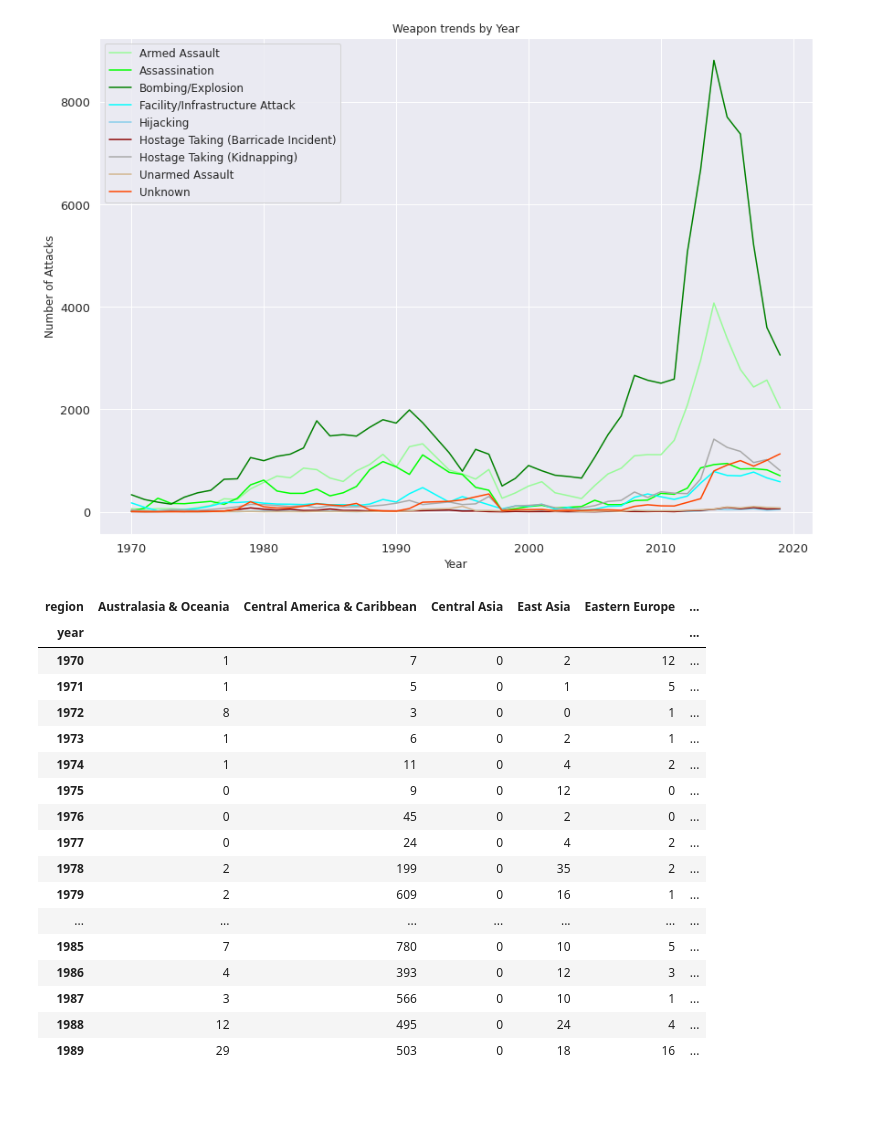
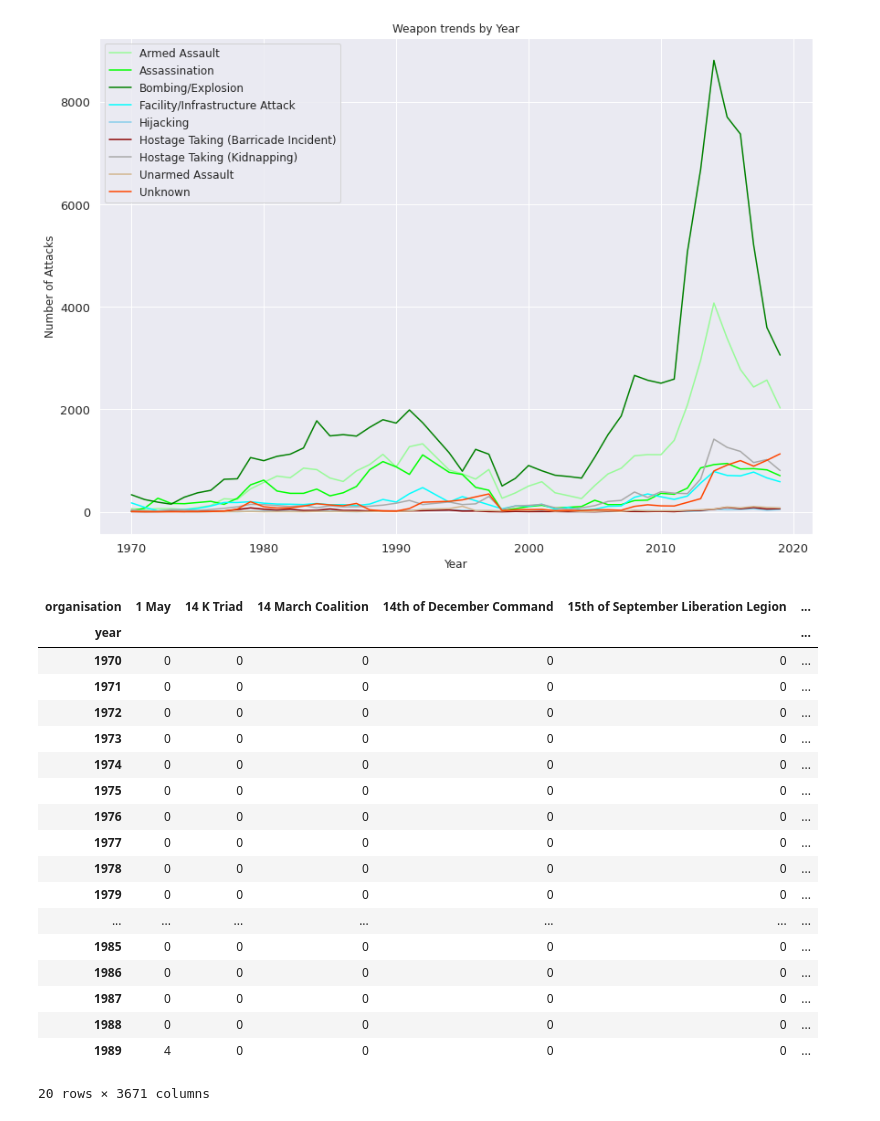
Before and after one commit to SamarpanDas/Global-Terrorism-Analysis, a Jupyter notebook: project/3. Analysis and Visualisations/data_analysis.ipynb, the cells around one changed output. Drawn from its saved outputs; the diff is of its cells as text; code cells hidden in the pictures.

```diff
--- a/project/3. Analysis and Visualisations/data_analysis.ipynb
+++ b/project/3. Analysis and Visualisations/data_analysis.ipynb
@@ -216,30 +279,26 @@ Text(0.5, 1.0, 'Weapon trends by Year')
 <Figure size 1152x720 with 0 Axes>
 [figure]
 # %%
-'''
-attacktype_year = pd.crosstab(terror_df.year, terror_df.attacktype)
+organisation_year = pd.crosstab(terror_df.year, terror_df.organisation)
 
-attacktype_year.head(20)
-'''
-region_year = pd.crosstab(terror_df.year, terror_df.region)
-
-region_year.head(20)
+organisation_year.head(20)
 # %% [output]
-| region | Australasia & Oceania | Central America & Caribbean | Central Asia | East Asia | Eastern Europe | ... |
+| organisation | 1 May | 14 K Triad | 14 March Coalition | 14th of December Command | 15th of September Liberation Legion | ... |
 | year |  |  |  |  |  | ... |
-| 1970 | 1 | 7 | 0 | 2 | 12 | ... |
-| 1971 | 1 | 5 | 0 | 1 | 5 | ... |
-| 1972 | 8 | 3 | 0 | 0 | 1 | ... |
-| 1973 | 1 | 6 | 0 | 2 | 1 | ... |
-| 1974 | 1 | 11 | 0 | 4 | 2 | ... |
-| 1975 | 0 | 9 | 0 | 12 | 0 | ... |
-| 1976 | 0 | 45 | 0 | 2 | 0 | ... |
-| 1977 | 0 | 24 | 0 | 4 | 2 | ... |
-| 1978 | 2 | 199 | 0 | 35 | 2 | ... |
-| 1979 | 2 | 609 | 0 | 16 | 1 | ... |
+| 1970 | 0 | 0 | 0 | 0 | 0 | ... |
+| 1971 | 0 | 0 | 0 | 0 | 0 | ... |
+| 1972 | 0 | 0 | 0 | 0 | 0 | ... |
+| 1973 | 0 | 0 | 0 | 0 | 0 | ... |
+| 1974 | 0 | 0 | 0 | 0 | 0 | ... |
+| 1975 | 0 | 0 | 0 | 0 | 0 | ... |
+| 1976 | 0 | 0 | 0 | 0 | 0 | ... |
+| 1977 | 0 | 0 | 0 | 0 | 0 | ... |
+| 1978 | 0 | 0 | 0 | 0 | 0 | ... |
+| 1979 | 0 | 0 | 0 | 0 | 0 | ... |
 | ... | ... | ... | ... | ... | ... | ... |
-| 1985 | 7 | 780 | 0 | 10 | 5 | ... |
-| 1986 | 4 | 393 | 0 | 12 | 3 | ... |
-| 1987 | 3 | 566 | 0 | 10 | 1 | ... |
-| 1988 | 12 | 495 | 0 | 24 | 4 | ... |
-| 1989 | 29 | 503 | 0 | 18 | 16 | ... |
+| 1985 | 0 | 0 | 0 | 0 | 0 | ... |
+| 1986 | 0 | 0 | 0 | 0 | 0 | ... |
+| 1987 | 0 | 0 | 0 | 0 | 0 | ... |
+| 1988 | 0 | 0 | 0 | 0 | 0 | ... |
+| 1989 | 4 | 0 | 0 | 0 | 0 | ... |
+20 rows × 3671 columns
```
Also changed, not shown: parts of 25 cells of this notebook, 2 other files.
